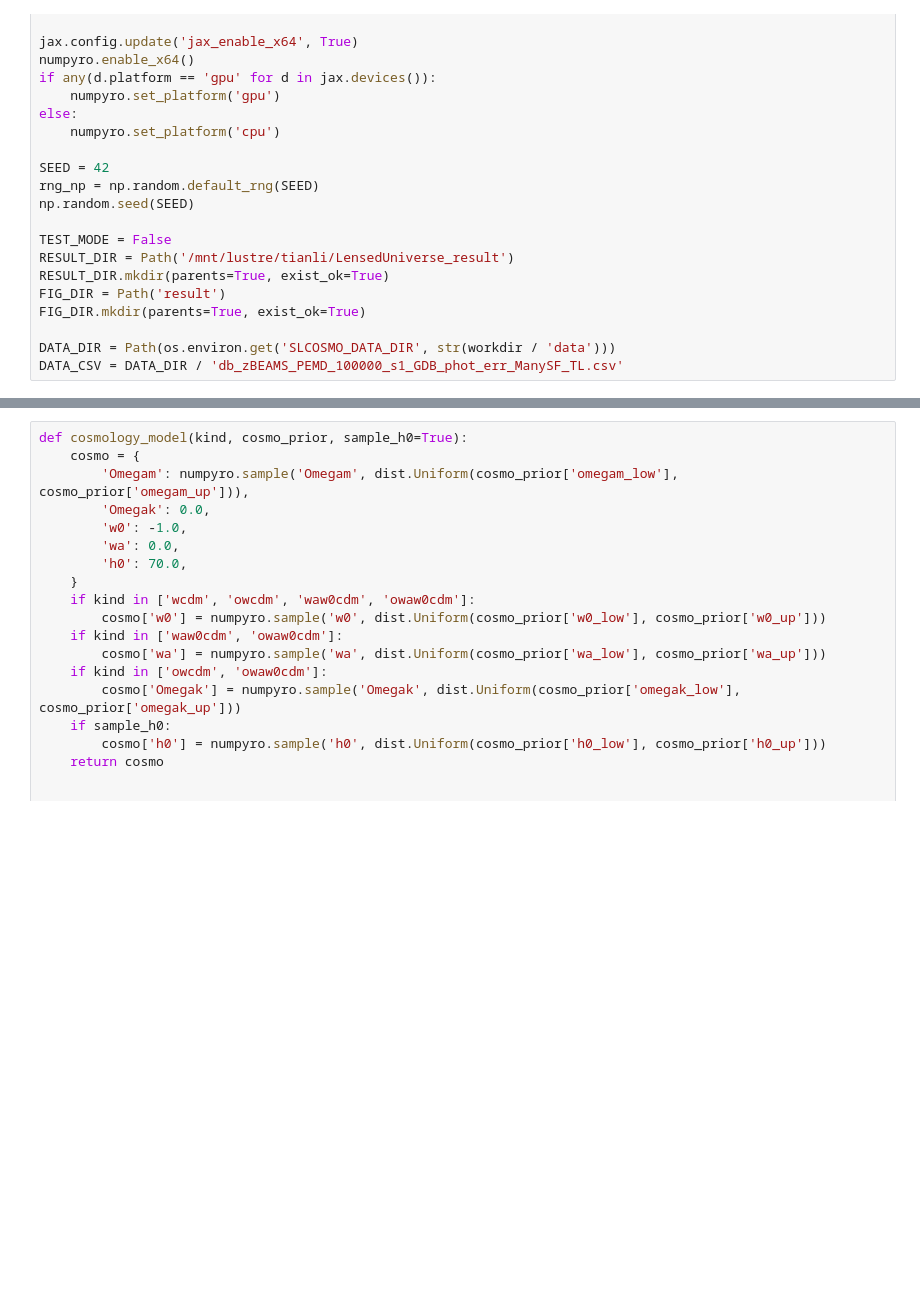
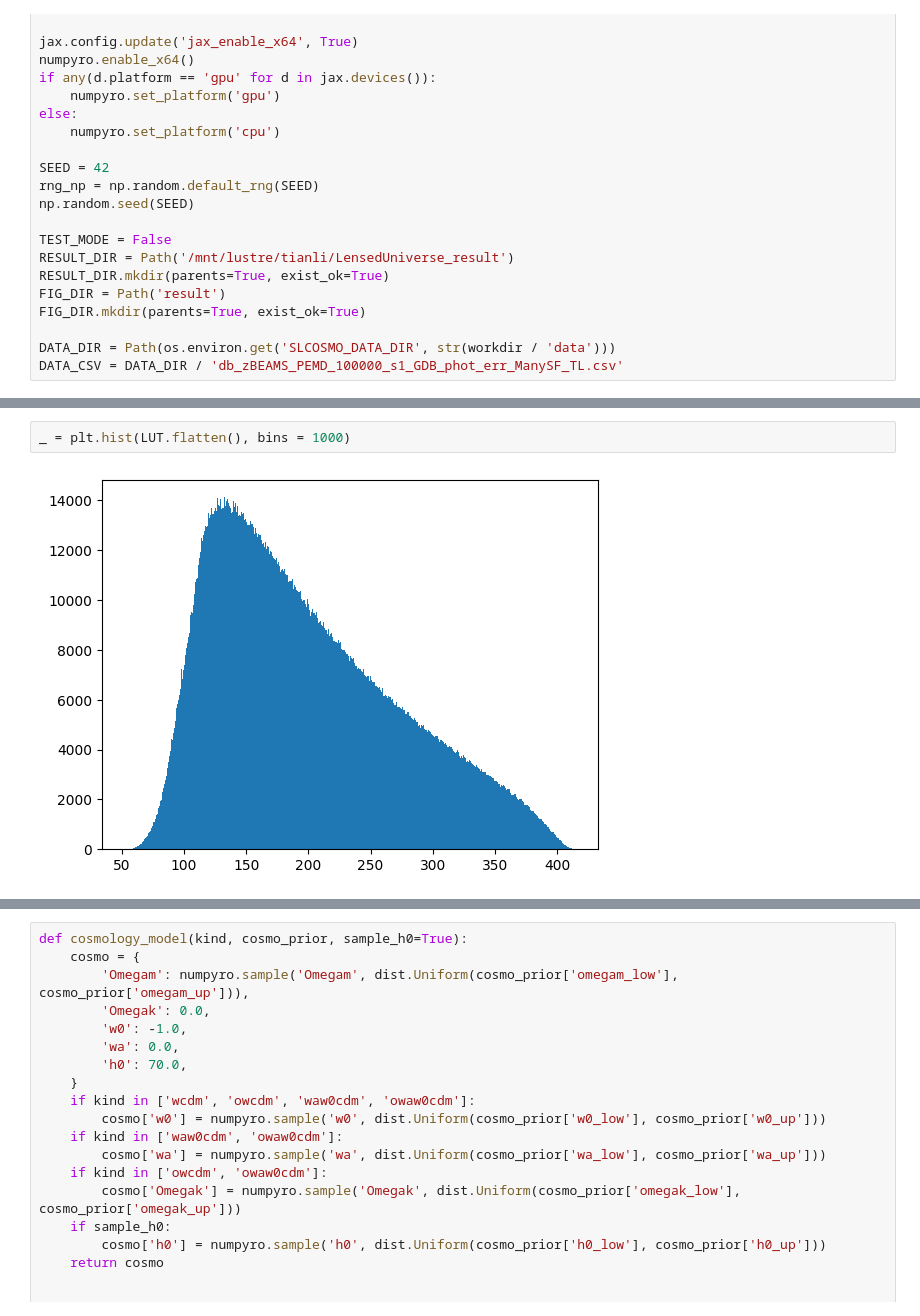
Before and after one commit to astroskylee/LensedUniverse, a Jupyter notebook: test_lens_fundamental_plane.ipynb, the cells around one changed output, grey strips where cells are left out. Saved outputs shown, nothing was run; the diff lists cells and outputs as text; blank space fills up the shorter version.

```diff
--- a/test_lens_fundamental_plane.ipynb
+++ b/test_lens_fundamental_plane.ipynb
@@ -127,0 +130,4 @@ print('N_lens =', zl_fp.shape[0], 'N_gamma_obs =', int(gamma_has_obs.sum()))
+# %%
+_ = plt.hist(LUT.flatten(), bins = 1000)
+# %% [output]
+[figure, added]
```
Also changed, not shown: parts of 3 cells of this notebook, 7 other files.
